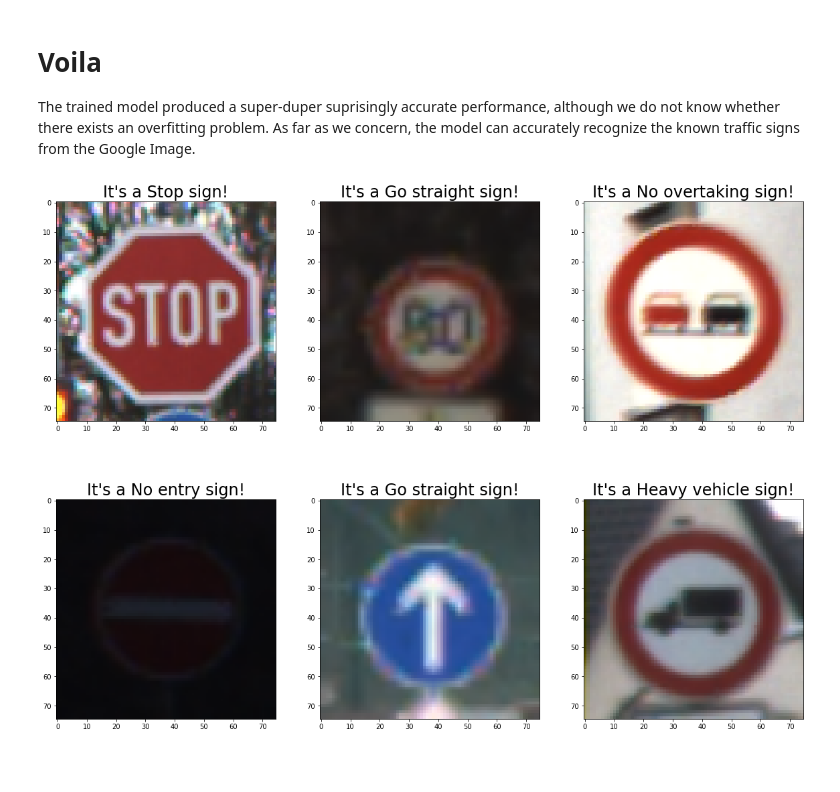
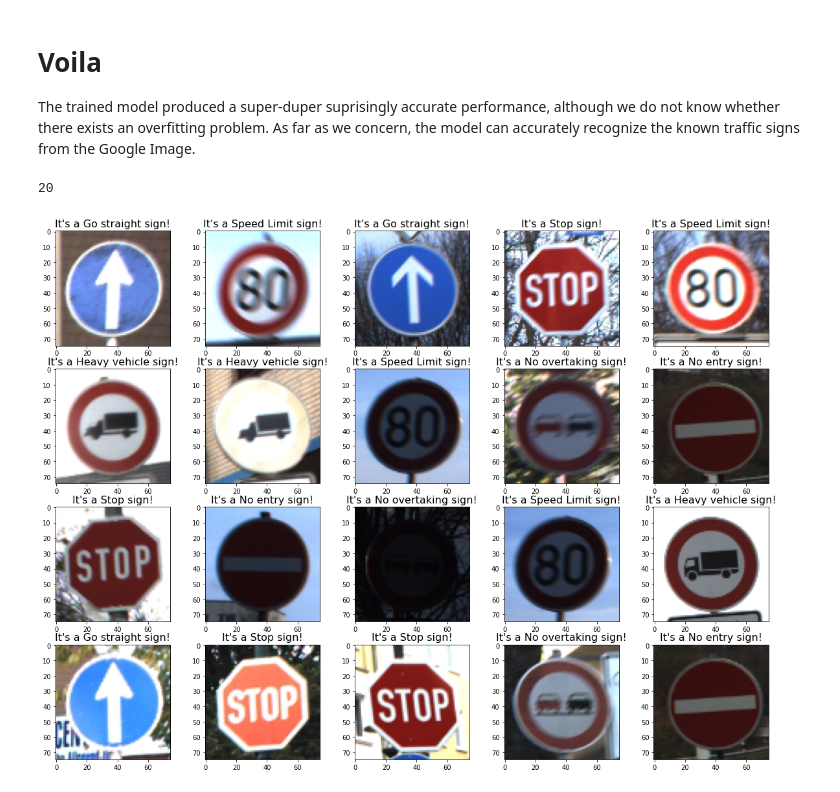
Before and after one commit to jameshoe1999/traffic-sign-recognizer, a Jupyter notebook: main.ipynb, the cells around one changed output. Drawn from its saved outputs; the diff is of its cells as text; code cells hidden in the pictures; blank space fills up the shorter version.

```diff
--- a/main.ipynb
+++ b/main.ipynb
@@ -282,32 +340,36 @@ As far as we concern, the model can accurately recognize the known traffic signs
 # test with a random image downloaded from Google Image
 # It is a stop sign, hence we expect the predict answer to be 5
 import matplotlib.pyplot as plt
+import math
 
 test_imgs, _ = cm.load_data('test')
 predict = []
 for img in test_imgs:
     img_clone = img.copy()
     processed = cm.preprocess_image(img_clone)
     if processed is not None:
         predict.append(processed)
 
 if len(predict) <= 0:
     print('Failed to predict!')
+else:
+    print(len(predict))
 
 predict = np.array(predict)
 prediction = model.predict(predict)
 cols = 5
 rows = math.ceil(len(predict) / cols)
 sign_types = target_names
 answers = [np.argmax(p) for p in prediction]
 _, axes = plt.subplots(rows, cols, figsize=(20, 15))
 for index, answer in enumerate(answers):
     row = int(index // cols)
     col = int(index % cols)
     sign_name = sign_types[answer]
     sign_img = test_imgs[index]
     axes[row][col].imshow(sign_img)
     axes[row][col].set_title('It\'s a %s sign!' % sign_name, size=16)
 plt.show()
 # %% [output]
+20
-[figure, old version]
+[figure, new version]
```
Also changed, not shown: parts of 16 cells of this notebook.
